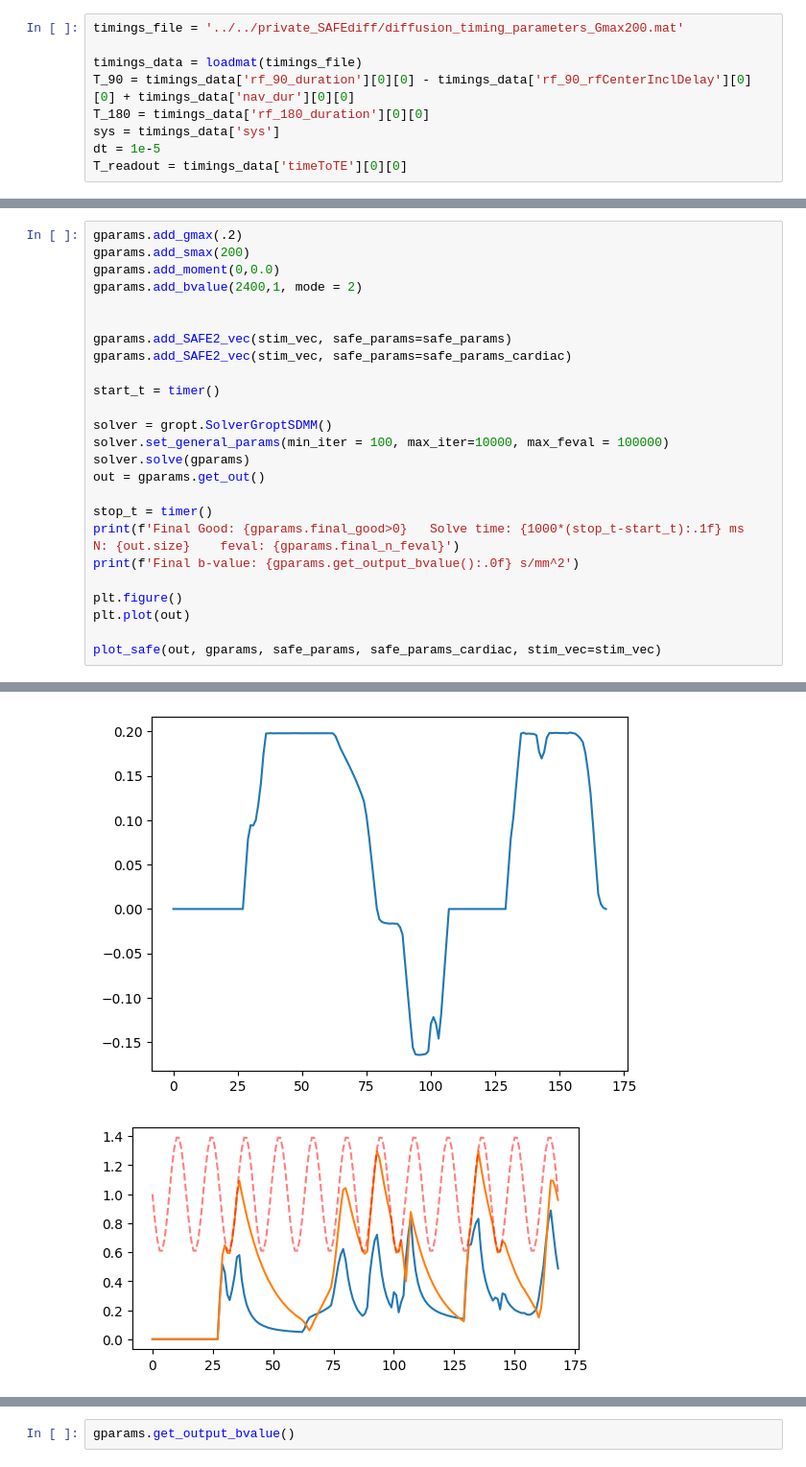
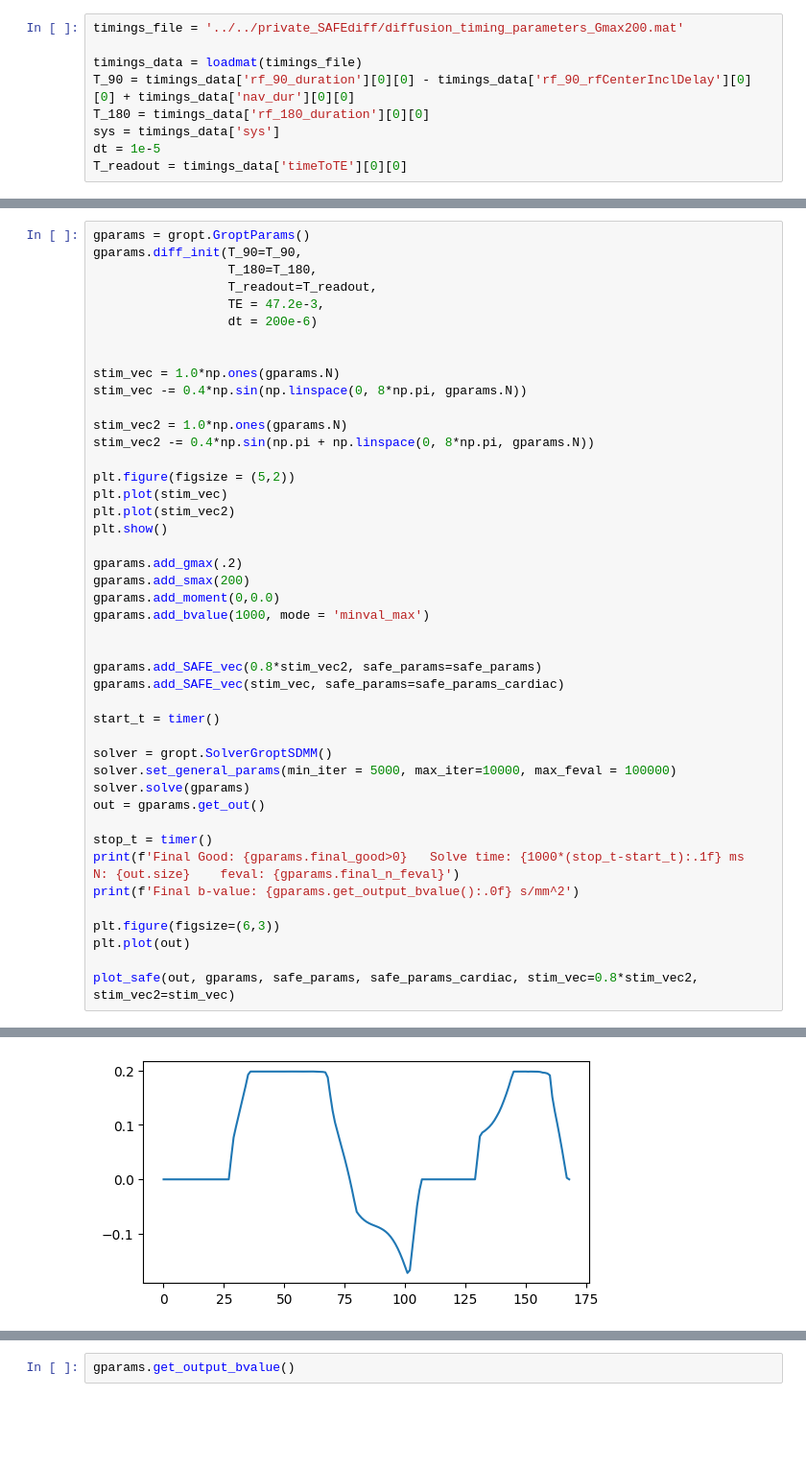
Before and after one commit to cmr-group/gropt-dev, a Jupyter notebook: examples_draft/safe_diff/safevec_diff_new.ipynb, the cells around one changed output, grey strips where cells are left out. Shown at 96% size. Saved outputs shown, nothing was run; the diff lists cells and outputs as text; blank space fills up the shorter version.

```diff
--- a/examples_draft/safe_diff/safevec_diff_new.ipynb
+++ b/examples_draft/safe_diff/safevec_diff_new.ipynb
@@ -58,17 +40,36 @@ plt.plot(stim_vec)
 # %%
+gparams = gropt.GroptParams()
+gparams.diff_init(T_90=T_90,
+                  T_180=T_180,
+                  T_readout=T_readout,
+                  TE = 47.2e-3,
+                  dt = 200e-6)
+
+
+stim_vec = 1.0*np.ones(gparams.N)
+stim_vec -= 0.4*np.sin(np.linspace(0, 8*np.pi, gparams.N))
+
+stim_vec2 = 1.0*np.ones(gparams.N)
+stim_vec2 -= 0.4*np.sin(np.pi + np.linspace(0, 8*np.pi, gparams.N))
+
+plt.figure(figsize = (5,2))
+plt.plot(stim_vec)
+plt.plot(stim_vec2)
+plt.show()
+
 gparams.add_gmax(.2)
 gparams.add_smax(200)
 gparams.add_moment(0,0.0)
-gparams.add_bvalue(2400,1, mode = 2)
+gparams.add_bvalue(1000, mode = 'minval_max')
 
 
-gparams.add_SAFE2_vec(stim_vec, safe_params=safe_params)
-gparams.add_SAFE2_vec(stim_vec, safe_params=safe_params_cardiac)
+gparams.add_SAFE_vec(0.8*stim_vec2, safe_params=safe_params)
+gparams.add_SAFE_vec(stim_vec, safe_params=safe_params_cardiac)
 
 start_t = timer()
 
 solver = gropt.SolverGroptSDMM()
-solver.set_general_params(min_iter = 100, max_iter=10000, max_feval = 100000)
+solver.set_general_params(min_iter = 5000, max_iter=10000, max_feval = 100000)
 solver.solve(gparams)
 out = gparams.get_out()
 
@@ -76,8 +77,8 @@ stop_t = timer()
 print(f'Final Good: {gparams.final_good>0}   Solve time: {1000*(stop_t-start_t):.1f} ms   N: {out.size}    feval: {gparams.final_n_feval}')
 print(f'Final b-value: {gparams.get_output_bvalue():.0f} s/mm^2')
 
-plt.figure()
+plt.figure(figsize=(6,3))
 plt.plot(out)
 
-plot_safe(out, gparams, safe_params, safe_params_cardiac, stim_vec=stim_vec)
+plot_safe(out, gparams, safe_params, safe_params_cardiac, stim_vec=0.8*stim_vec2, stim_vec2=stim_vec)
 # %% [output]
@@ -87,2 +89 @@ Max SAFE 0.888  Max SAFE Cardiac 1.295
-[figure, old version]
-[figure, old version]
+[figure, new version]
```
Also changed, not shown: parts of 4 cells of this notebook, 4 other files.
